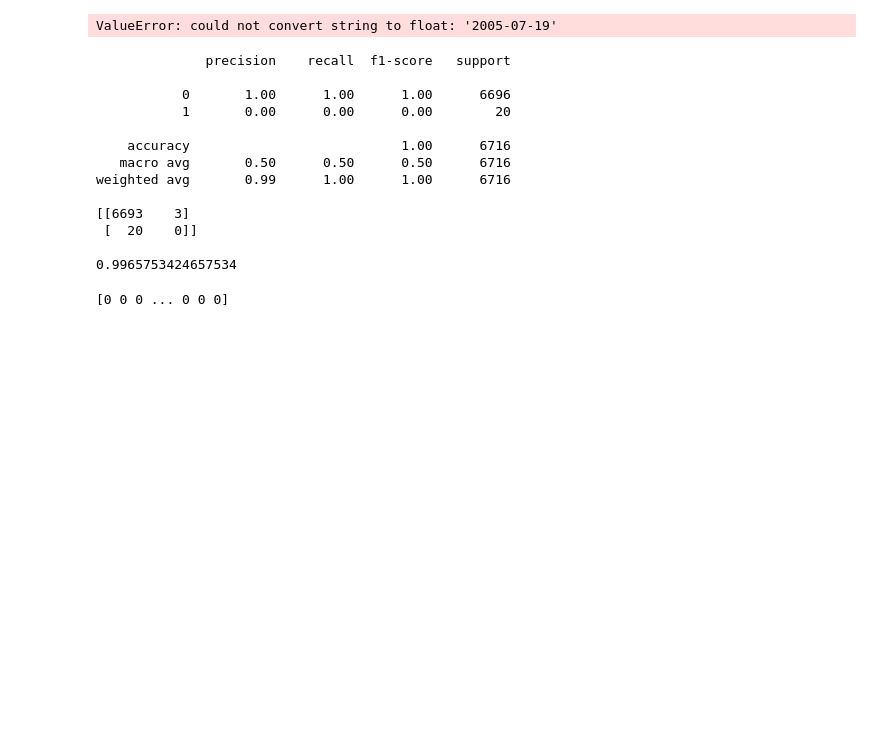
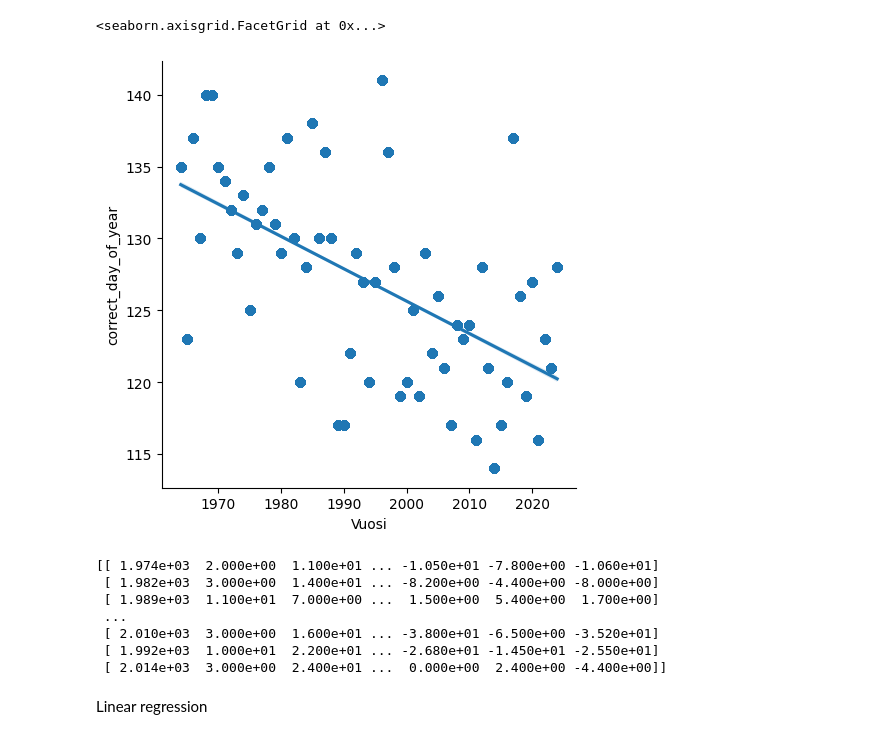
Before and after one commit to ValtsuL1/data-analytics-project, a Jupyter notebook: bonus.ipynb, the cells around one changed output. Drawn from its saved outputs; the diff is of its cells as text; code cells hidden in the pictures; blank space fills up the shorter version.

```diff
--- a/bonus.ipynb
+++ b/bonus.ipynb
@@ -8,6 +11,6 @@ from sklearn.tree import DecisionTreeClassifier
 # %%
-data = {
-    "date": [
+
+dates = [
         "1964-05-14", "1965-05-03", "1966-05-17", "1967-05-10", "1968-05-19",
         "1969-05-20", "1970-05-15", "1971-05-14", "1972-05-11", "1973-05-09",
         "1974-05-13", "1975-05-05", "1976-05-10", "1977-05-12", "1978-05-15",
@@ -22,4 +25,3 @@ data = {
         "2019-04-29", "2020-05-06", "2021-04-26", "2022-05-03", "2023-05-01",
         "2024-05-07"
     ]
-}
@@ -90,21 +108,22 @@ TypeError: only integer scalar arrays can be converted to a scalar index
+# %%
+sns.lmplot(data=df, x='Vuosi', y='correct_day_of_year')
+# %% [output]
+<seaborn.axisgrid.FacetGrid at 0x...>
+[figure, added]
 # %%
-features = ['date', 'Sademäärä [mm]', 'Lumensyvyys [cm]', 'Ilman keskilämpötila [°C]', 'Maanpintaminimi [°C]', 'Ylin lämpötila [°C]', 'Alin lämpötila [°C]']
-label = ['detached', 'date']
+features = ['Vuosi', 'Kuukausi', 'Päivä', 'Sademäärä [mm]', 'Lumensyvyys [cm]', 'Ilman keskilämpötila [°C]', 'Maanpintaminimi [°C]', 'Ylin lämpötila [°C]', 'Alin lämpötila [°C]']
+label = 'correct_day_of_year'
 
 X, y = df[features].values, df[label].values
 
-X_train, X_test, y_train, y_test = train_test_split(X, y, test_size=0.3, random_state=42)
+X_train, X_test, y_train, y_test = train_test_split(X, y, test_size=0.5, random_state=42)
 
-model = LinearRegression()
-model.fit(X_train, y_train)
-
-y_pred = model.predict(X_test)
-
-mse = mean_squared_error(y_test, y_pred)
-
-r2 = r2_score(y_test, y_pred)
-
-print(f"Mean squared error: {mse:.2f}")
-print(f"R2 score: {r2:.2f}")
+print(X_test)
 # %% [output]
-ValueError: could not convert string to float: '2005-07-19'
+[[ 1.974e+03  2.000e+00  1.100e+01 ... -1.050e+01 -7.800e+00 -1.060e+01]
+ [ 1.982e+03  3.000e+00  1.400e+01 ... -8.200e+00 -4.400e+00 -8.000e+00]
+ [ 1.989e+03  1.100e+01  7.000e+00 ...  1.500e+00  5.400e+00  1.700e+00]
+ ...
+ [ 2.010e+03  3.000e+00  1.600e+01 ... -3.800e+01 -6.500e+00 -3.520e+01]
+ [ 1.992e+03  1.000e+01  2.200e+01 ... -2.680e+01 -1.450e+01 -2.550e+01]
+ [ 2.014e+03  3.000e+00  2.400e+01 ...  0.000e+00  2.400e+00 -4.400e+00]]
@@ -117,25 +130,2 @@ y_pred = clf.predict(X_test)
-# %%
-print(classification_report(y_test, y_pred))
-
-print(confusion_matrix(y_test, y_pred))
-
-print()
-print(accuracy_score(y_test, y_pred))
-# %% [output]
-              precision    recall  f1-score   support
-
-           0       1.00      1.00      1.00      6696
-           1       0.00      0.00      0.00        20
-
-    accuracy                           1.00      6716
-   macro avg       0.50      0.50      0.50      6716
-weighted avg       0.99      1.00      1.00      6716
-
-[[6693    3]
- [  20    0]]
-
-0.9965753424657534
-# %%
-print(y_pred)
-# %% [output]
-[0 0 0 ... 0 0 0]
+# %% [markdown]
+Linear regression
```
Also changed, not shown: parts of 12 cells of this notebook.
